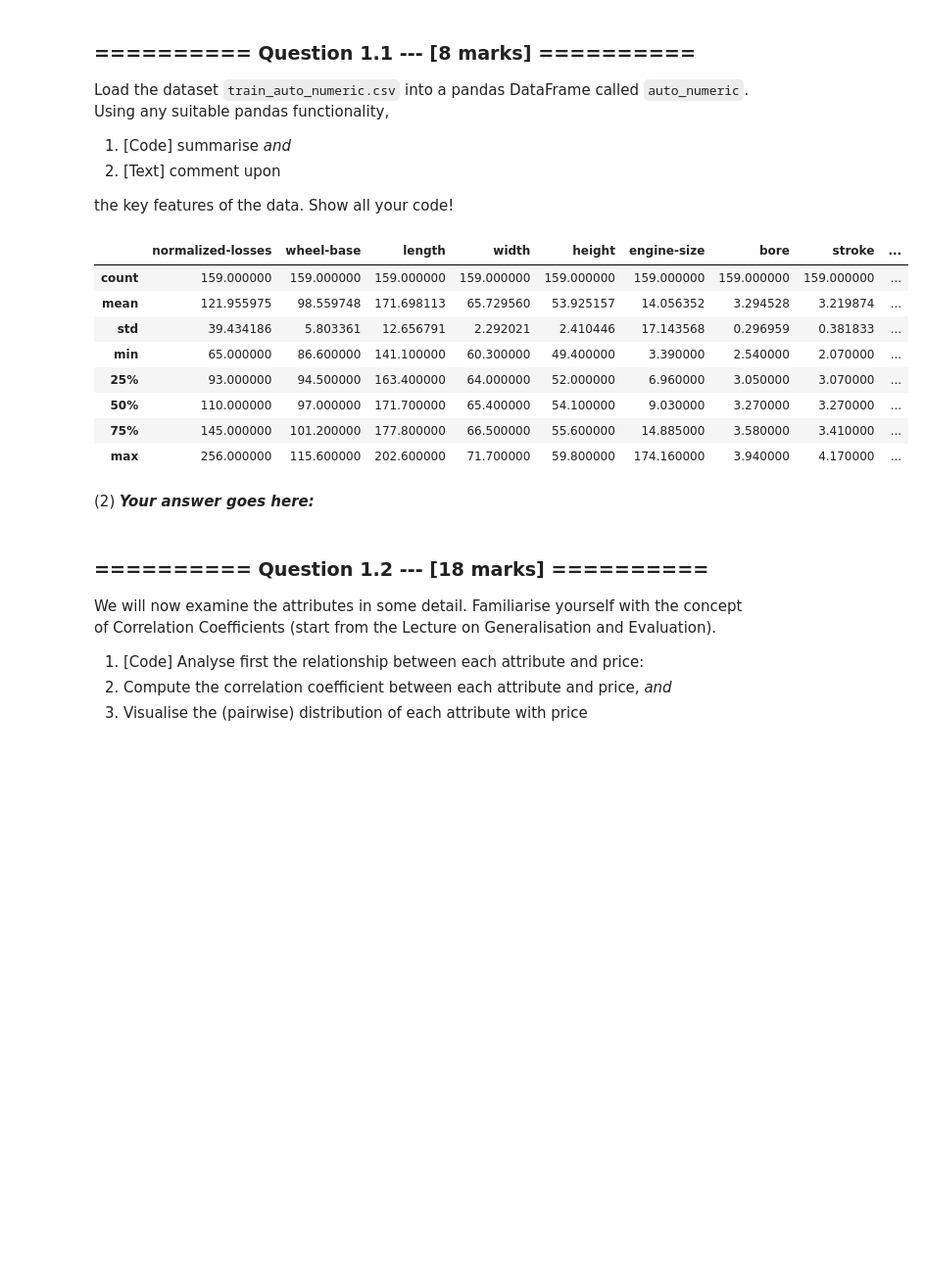
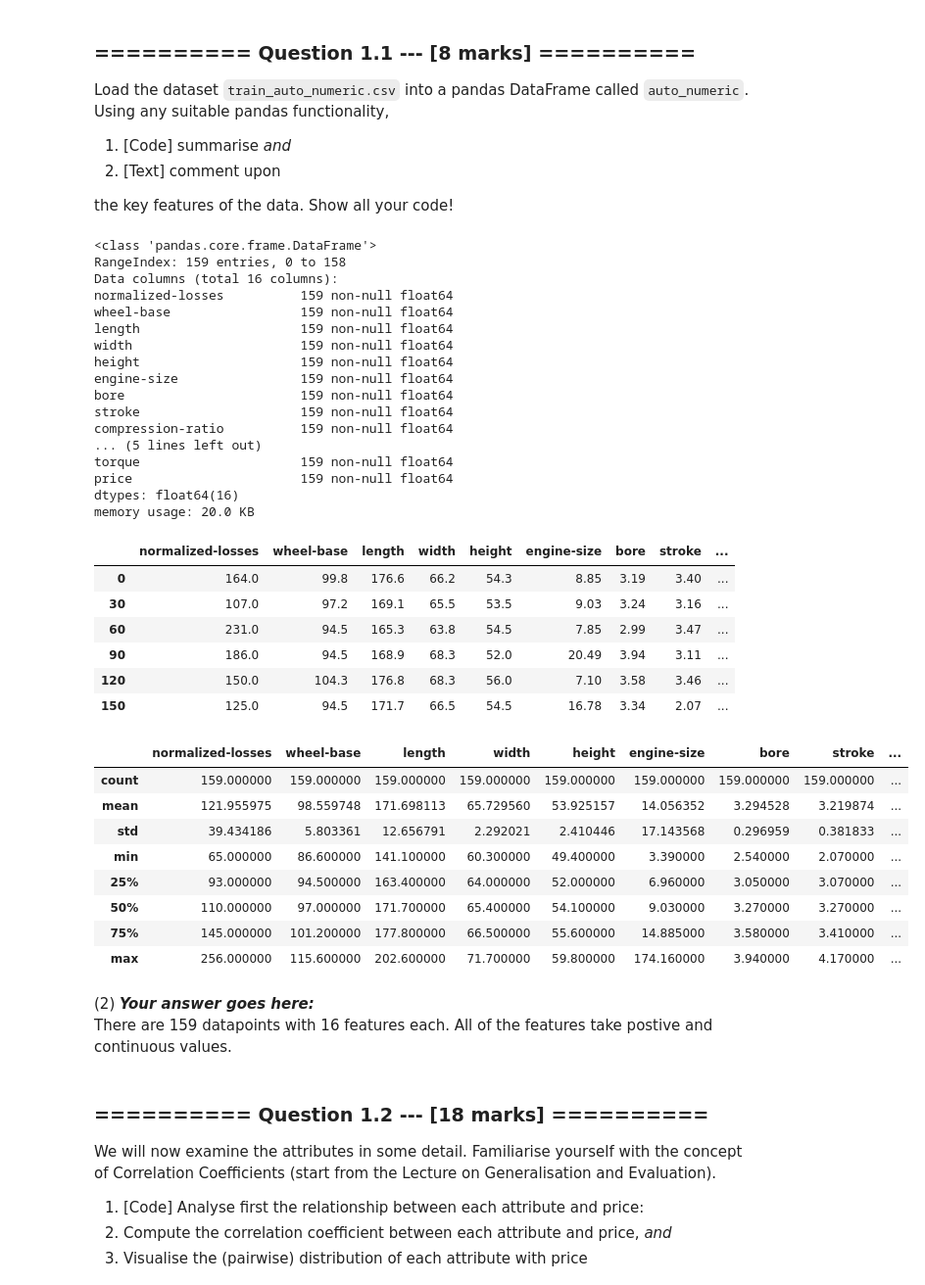
Before and after one commit to zhanshenlc/IAML2018, a Jupyter notebook: Assignments/02_LinearRegression.ipynb, the cells around one changed output. Shown at 98% size. Cells and saved outputs as stored; diff of their text form; code cells hidden in the pictures; blank space fills up the shorter version.

```diff
--- a/Assignments/02_LinearRegression.ipynb
+++ b/Assignments/02_LinearRegression.ipynb
@@ -133,19 +135,46 @@ the key features of the data. Show all your code!
 # %%
 # (1) # Your Code goes here:
 auto_numeric = pd.read_csv(os.path.join(os.getcwd(), 'datasets', 'train_auto_numeric.csv'), delimiter = ',')
-auto_numeric.describe()
+auto_numeric.info()
+display(auto_numeric[0::30])
+display(auto_numeric.describe())
 # %% [output]
+<class 'pandas.core.frame.DataFrame'>
+RangeIndex: 159 entries, 0 to 158
+Data columns (total 16 columns):
+normalized-losses          159 non-null float64
+wheel-base                 159 non-null float64
+length                     159 non-null float64
+width                      159 non-null float64
+height                     159 non-null float64
+engine-size                159 non-null float64
+bore                       159 non-null float64
+stroke                     159 non-null float64
+compression-ratio          159 non-null float64
+... (5 lines left out)
+torque                     159 non-null float64
+price                      159 non-null float64
+dtypes: float64(16)
+memory usage: 20.0 KB
 |  | normalized-losses | wheel-base | length | width | height | engine-size | bore | stroke | ... |
-| count | 159.000000 | 159.000000 | 159.000000 | 159.000000 | 159.000000 | 159.000000 | 159.000000 | 159.000000 | ... |
-| mean | 121.955975 | 98.559748 | 171.698113 | 65.729560 | 53.925157 | 14.056352 | 3.294528 | 3.219874 | ... |
-| std | 39.434186 | 5.803361 | 12.656791 | 2.292021 | 2.410446 | 17.143568 | 0.296959 | 0.381833 | ... |
-| min | 65.000000 | 86.600000 | 141.100000 | 60.300000 | 49.400000 | 3.390000 | 2.540000 | 2.070000 | ... |
-| 25% | 93.000000 | 94.500000 | 163.400000 | 64.000000 | 52.000000 | 6.960000 | 3.050000 | 3.070000 | ... |
-| 50% | 110.000000 | 97.000000 | 171.700000 | 65.400000 | 54.100000 | 9.030000 | 3.270000 | 3.270000 | ... |
-| 75% | 145.000000 | 101.200000 | 177.800000 | 66.500000 | 55.600000 | 14.885000 | 3.580000 | 3.410000 | ... |
-| max | 256.000000 | 115.600000 | 202.600000 | 71.700000 | 59.800000 | 174.160000 | 3.940000 | 4.170000 | ... |
+| 0 | 164.0 | 99.8 | 176.6 | 66.2 | 54.3 | 8.85 | 3.19 | 3.40 | ... |
+| 30 | 107.0 | 97.2 | 169.1 | 65.5 | 53.5 | 9.03 | 3.24 | 3.16 | ... |
+| 60 | 231.0 | 94.5 | 165.3 | 63.8 | 54.5 | 7.85 | 2.99 | 3.47 | ... |
+| 90 | 186.0 | 94.5 | 168.9 | 68.3 | 52.0 | 20.49 | 3.94 | 3.11 | ... |
+| 120 | 150.0 | 104.3 | 176.8 | 68.3 | 56.0 | 7.10 | 3.58 | 3.46 | ... |
+| 150 | 125.0 | 94.5 | 171.7 | 66.5 | 54.5 | 16.78 | 3.34 | 2.07 | ... |
+|  | normalized-losses | wheel-base | length | width | height | engine-size | bore | stroke | ... |
+| count | 159.000000 | 159.000000 | 159.000000 | 159.000000 | 159.000000 | 159.000000 | 159.000000 | 159.000000 | ... |
+| mean | 121.955975 | 98.559748 | 171.698113 | 65.729560 | 53.925157 | 14.056352 | 3.294528 | 3.219874 | ... |
+| std | 39.434186 | 5.803361 | 12.656791 | 2.292021 | 2.410446 | 17.143568 | 0.296959 | 0.381833 | ... |
+| min | 65.000000 | 86.600000 | 141.100000 | 60.300000 | 49.400000 | 3.390000 | 2.540000 | 2.070000 | ... |
+| 25% | 93.000000 | 94.500000 | 163.400000 | 64.000000 | 52.000000 | 6.960000 | 3.050000 | 3.070000 | ... |
+| 50% | 110.000000 | 97.000000 | 171.700000 | 65.400000 | 54.100000 | 9.030000 | 3.270000 | 3.270000 | ... |
+| 75% | 145.000000 | 101.200000 | 177.800000 | 66.500000 | 55.600000 | 14.885000 | 3.580000 | 3.410000 | ... |
+| max | 256.000000 | 115.600000 | 202.600000 | 71.700000 | 59.800000 | 174.160000 | 3.940000 | 4.170000 | ... |
-# %% [markdown]
-(2) ***Your answer goes here:***
+# %% [markdown]
+(2) ***Your answer goes here:***
+<br> There are 159 datapoints with 16 features each. All of the features take postive and continuous values.
 # %% [markdown]
 ### ========== Question 1.2 --- [18 marks] ==========
 
```
Also changed, not shown: parts of 32 cells of this notebook, 1 other file.
